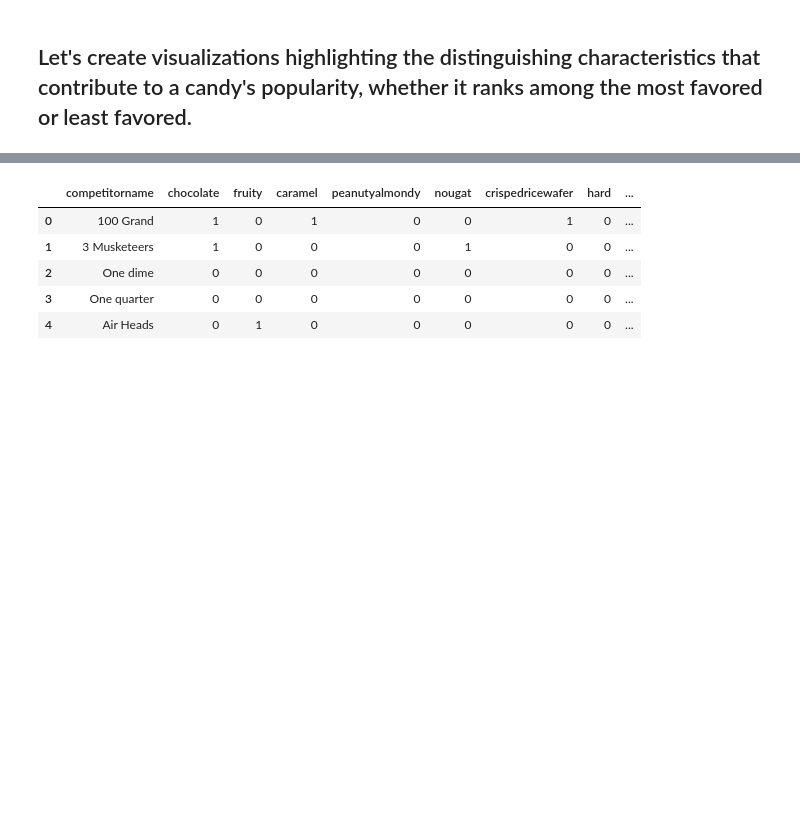
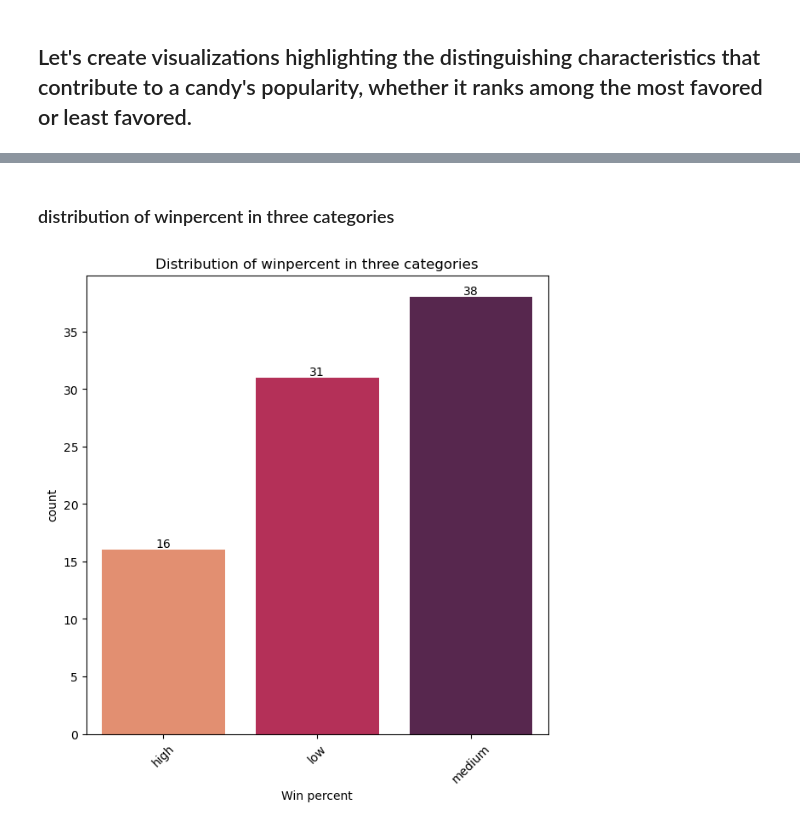
Before and after one commit to Jrana1/Candy-Ranking-Analysis, a Jupyter notebook: Lidl-Analytics-Case-Study.ipynb, the cells around one changed output, grey strips where cells are left out. Drawn from its saved outputs; the diff is of its cells as text; code cells hidden in the pictures; blank space fills up the shorter version.

```diff
--- a/Lidl-Analytics-Case-Study.ipynb
+++ b/Lidl-Analytics-Case-Study.ipynb
@@ -204,11 +242,15 @@ def convert_winpercent_to_cat(x):
     return 'high'
 # %%
 df['winpercent_class']=df['winpercent'].apply(convert_winpercent_to_cat)
-df.head()
-# %% [output]
-|  | competitorname | chocolate | fruity | caramel | peanutyalmondy | nougat | crispedricewafer | hard | ... |
-| 0 | 100 Grand | 1 | 0 | 1 | 0 | 0 | 1 | 0 | ... |
-| 1 | 3 Musketeers | 1 | 0 | 0 | 0 | 1 | 0 | 0 | ... |
-| 2 | One dime | 0 | 0 | 0 | 0 | 0 | 0 | 0 | ... |
-| 3 | One quarter | 0 | 0 | 0 | 0 | 0 | 0 | 0 | ... |
-| 4 | Air Heads | 0 | 1 | 0 | 0 | 0 | 0 | 0 | ... |
+# %% [markdown]
+###  distribution of winpercent in three categories
+# %%
+plt.figure(figsize=(7, 7))
+ax=sns.countplot(x='winpercent_class', data=df, palette='rocket_r')
+plt.xticks(rotation=45)
+plt.title("Distribution of winpercent in three categories")
+plt.xlabel("Win percent")
+ax.bar_label(ax.containers[0])
+plt.show()
+# %% [output]
+[figure, added]
```
Also changed, not shown: parts of 14 cells of this notebook.
